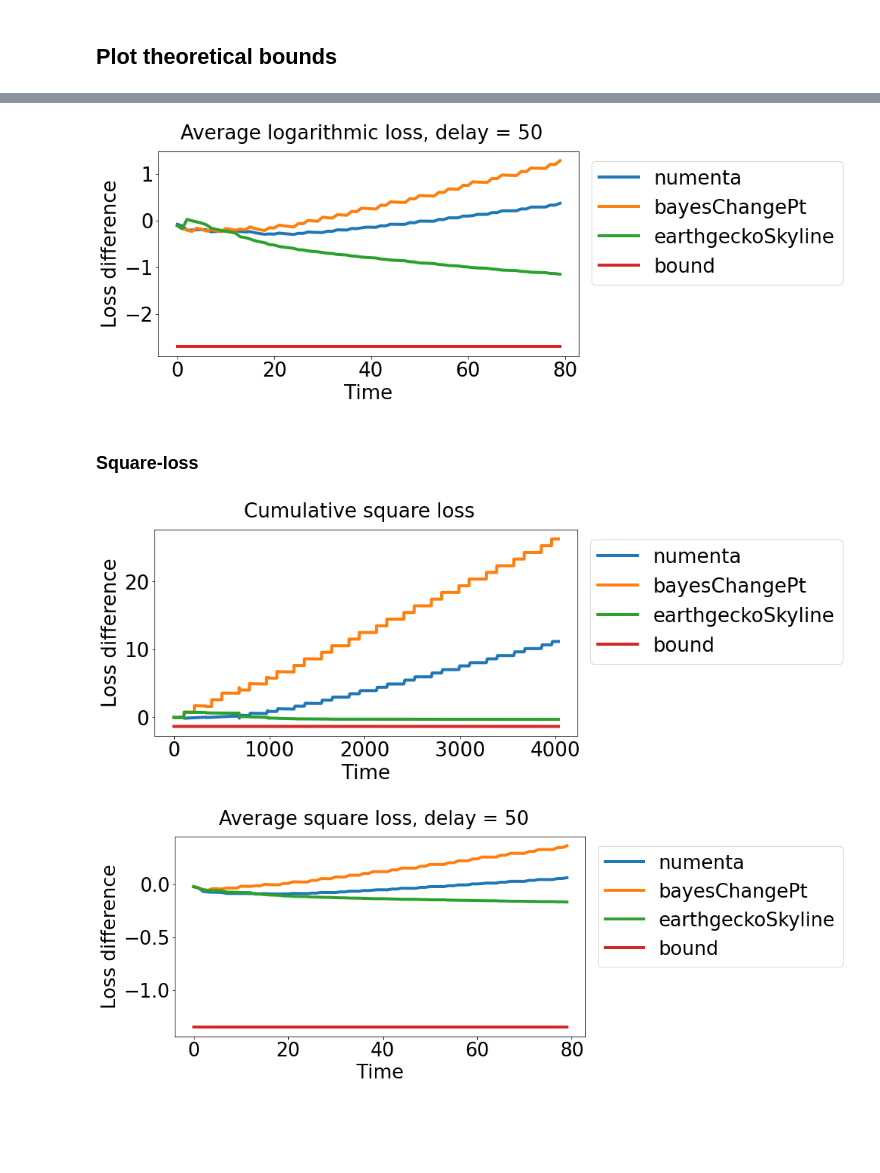
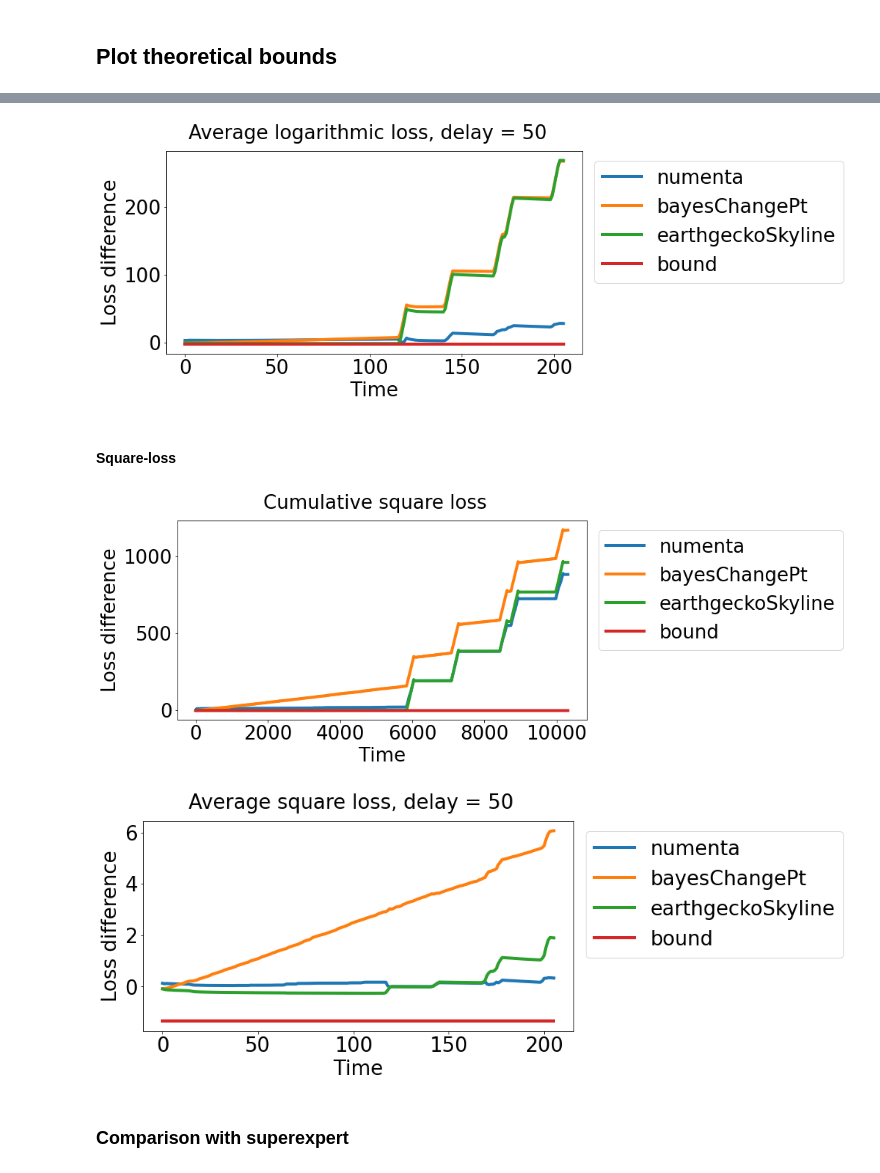
Before and after one commit to alan-turing-institute/anomaly_with_experts, a Jupyter notebook: results_plots.ipynb, the cells around one changed output, grey strips where cells are left out. Drawn from its saved outputs; the diff is of its cells as text; code cells hidden in the pictures; blank space fills up the shorter version.

Commit message:
article revision: changing and adding plots, update function calc_avg_loss

```diff
--- a/results_plots.ipynb
+++ b/results_plots.ipynb
@@ -273,8 +251,8 @@ fig.suptitle(r"Variable-share, $\alpha = 0.3$, delay = 100", fontsize=30);
 # %%
 losses_log_art = (
     losses_log[
-        (losses_log["folder_name"] == "artificialNoAnomaly")
-        & (losses_log["file_name"] == "_art_daily_perfect_square_wave.csv")
+        (losses_log["folder_name"] == "realKnownCause")
+        & (losses_log["file_name"] == "_nyc_taxi.csv")
     ]
     .filter(regex="^loss", axis=1)
     .reset_index()
@@ -282,8 +260,8 @@ losses_log_art = (
 )
 losses_square_art = (
     losses_square[
-        (losses_square["folder_name"] == "artificialNoAnomaly")
-        & (losses_square["file_name"] == "_art_daily_perfect_square_wave.csv")
+        (losses_square["folder_name"] == "realKnownCause")
+        & (losses_square["file_name"] == "_nyc_taxi.csv")
     ]
     .filter(regex="^loss", axis=1)
     .reset_index()
@@ -294,6 +272,6 @@ losses_square_art = (
 # %%
 ETA = 1
-Losses_log_avg = calc_cum_avg_loss(losses_log_art, current_delay=1)
+Losses_log_avg = calc_avg_loss(losses_log_art, current_delay=1, flag_cumulative=True)
 fig, axs = plt.subplots(1, 1, figsize=(10, 5))
 for algo_ind in ["numenta", "bayesChangePt", "earthgeckoSkyline"]:
     axs.plot(
@@ -317,6 +295,6 @@ fig.suptitle("Cumulative logarithmic loss", fontsize=26);
 # %%
 ETA = 1
-Losses_log_avg = calc_cum_avg_loss(losses_log_art, current_delay=50)
+Losses_log_avg = calc_avg_loss(losses_log_art, current_delay=50, flag_cumulative=True)
 fig, axs = plt.subplots(1, 1, figsize=(10, 5))
 for algo_ind in ["numenta", "bayesChangePt", "earthgeckoSkyline"]:
     axs.plot(
@@ -336,17 +314,18 @@ axs.xaxis.set_tick_params(labelsize=26)
 axs.yaxis.set_tick_params(labelsize=26)
 fig.suptitle("Average logarithmic loss, delay = 50", fontsize=26);
 # %% [output]
-[figure, old version]
+[figure, new version]
 # %% [markdown]
-### Square-loss
+#### Square-loss
 # %%
 ETA = 2
-Losses_square_avg = calc_cum_avg_loss(losses_square_art, current_delay=1)
+Losses_square_avg = calc_avg_loss(
+    losses_square_art, current_delay=1, flag_cumulative=True
+)
 fig, axs = plt.subplots(1, 1, figsize=(10, 5))
 for algo_ind in ["numenta", "bayesChangePt", "earthgeckoSkyline"]:
     axs.plot(
-        Losses_square_avg[f"loss_{algo_ind}"]
-        - Losses_square_avg["loss_Variable0d0"],
+        Losses_square_avg[f"loss_{algo_ind}"] - Losses_square_avg["loss_Variable0d0"],
         label=f"{algo_ind}",
         linewidth=4,
     )
@@ -362,28 +341,31 @@ axs.xaxis.set_tick_params(labelsize=26)
 axs.yaxis.set_tick_params(labelsize=26)
 fig.suptitle("Cumulative square loss", fontsize=26);
 # %% [output]
-[figure, old version]
+[figure, new version]
 # %%
 ETA = 2
-Losses_square_avg = calc_cum_avg_loss(losses_square_art, current_delay=50)
+Losses_square_avg = calc_avg_loss(
+    losses_square_art, current_delay=50, flag_cumulative=True
+)
 fig, axs = plt.subplots(1, 1, figsize=(10, 5))
 for algo_ind in ["numenta", "bayesChangePt", "earthgeckoSkyline"]:
     axs.plot(
-        Losses_square_avg[f"loss_{algo_ind}"]
-        - Losses_square_avg["loss_Variable0d2"],
+        Losses_square_avg[f"loss_{algo_ind}"] - Losses_square_avg["loss_Variable0d2"],
         label=f"{algo_ind}",
         linewidth=4,
     )
 axs.plot(
     np.repeat(-np.log(len(experts)) / ETA, Losses_square_avg.shape[0]),
     linewidth=4,
     label="bound",
 )
 axs.legend(loc="upper right", bbox_to_anchor=(1.65, 1), fontsize=26)
 axs.set_xlabel("Time", fontsize=26)
 axs.set_ylabel("Loss difference", fontsize=26)
 axs.xaxis.set_tick_params(labelsize=26)
 axs.yaxis.set_tick_params(labelsize=26)
 fig.suptitle("Average square loss, delay = 50", fontsize=26);
 # %% [output]
-[figure, old version]
+[figure, new version]
+# %% [markdown]
+### Comparison with superexpert
```
Also changed, not shown: parts of 18 cells of this notebook, 1 other file.
